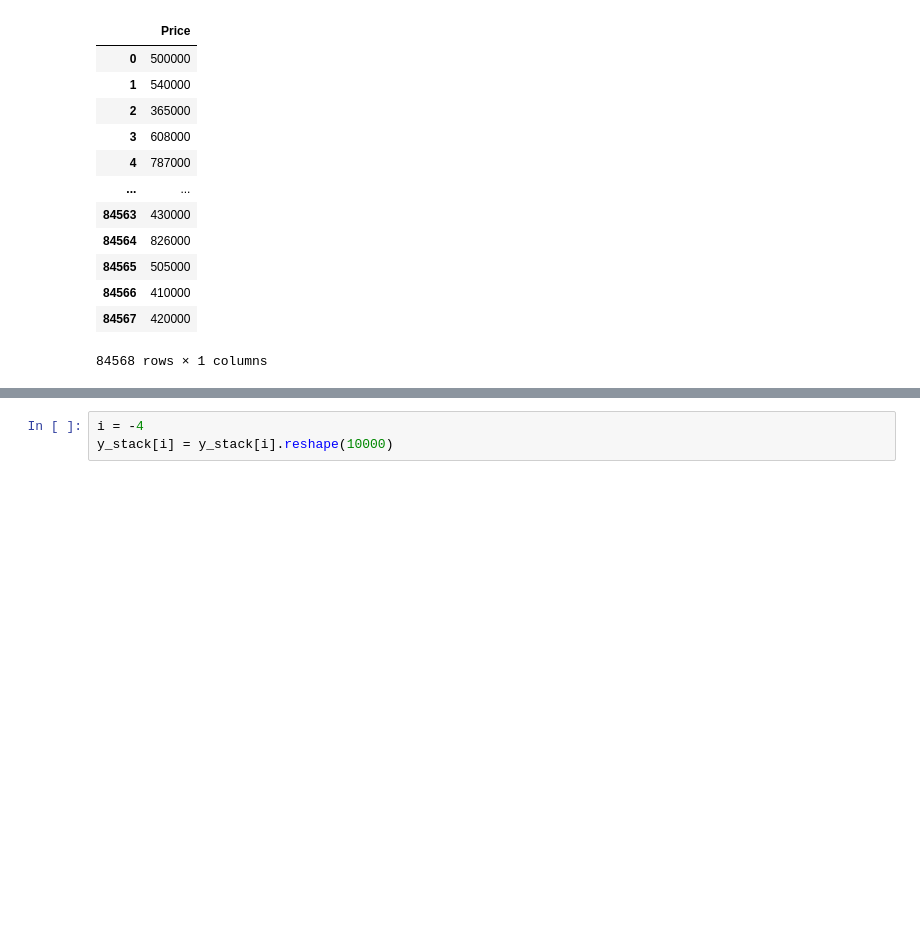
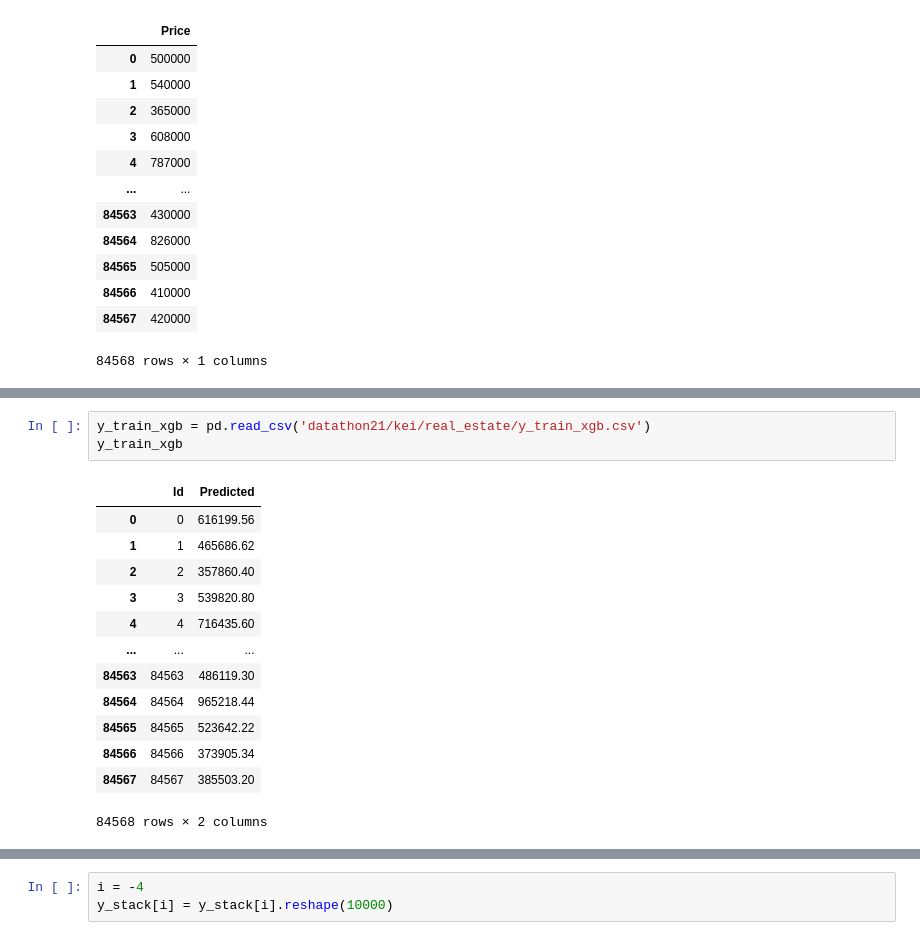
Before and after one commit to AlexisStdp/AlexisStdp.github.io, a Jupyter notebook: Datathon.ipynb, the cells around one changed output, grey strips where cells are left out. Cells and saved outputs as stored; diff of their text form; blank space fills up the shorter version.

```diff
--- a/Datathon.ipynb
+++ b/Datathon.ipynb
@@ -187,0 +228,17 @@ y_train
+# %%
+y_train_xgb = pd.read_csv('datathon21/kei/real_estate/y_train_xgb.csv')
+y_train_xgb
+# %% [output]
+|  | Id | Predicted |
+| 0 | 0 | 616199.56 |
+| 1 | 1 | 465686.62 |
+| 2 | 2 | 357860.40 |
+| 3 | 3 | 539820.80 |
+| 4 | 4 | 716435.60 |
+| ... | ... | ... |
+| 84563 | 84563 | 486119.30 |
+| 84564 | 84564 | 965218.44 |
+| 84565 | 84565 | 523642.22 |
+| 84566 | 84566 | 373905.34 |
+| 84567 | 84567 | 385503.20 |
+84568 rows × 2 columns
```
Also changed, not shown: parts of 46 cells of this notebook.
